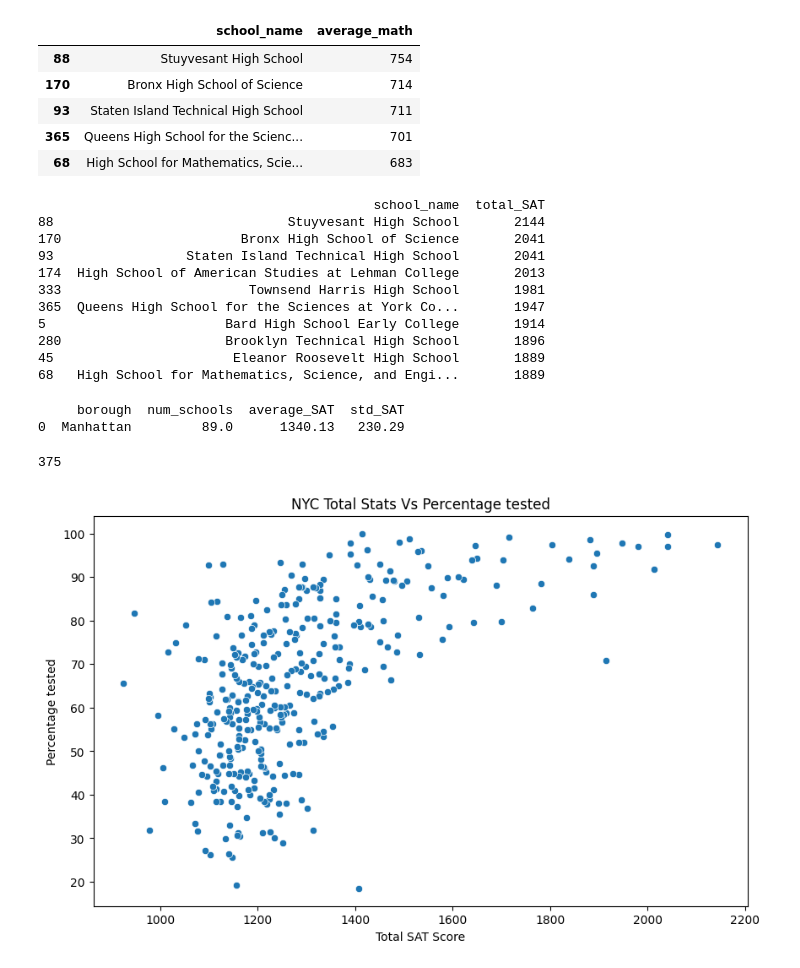
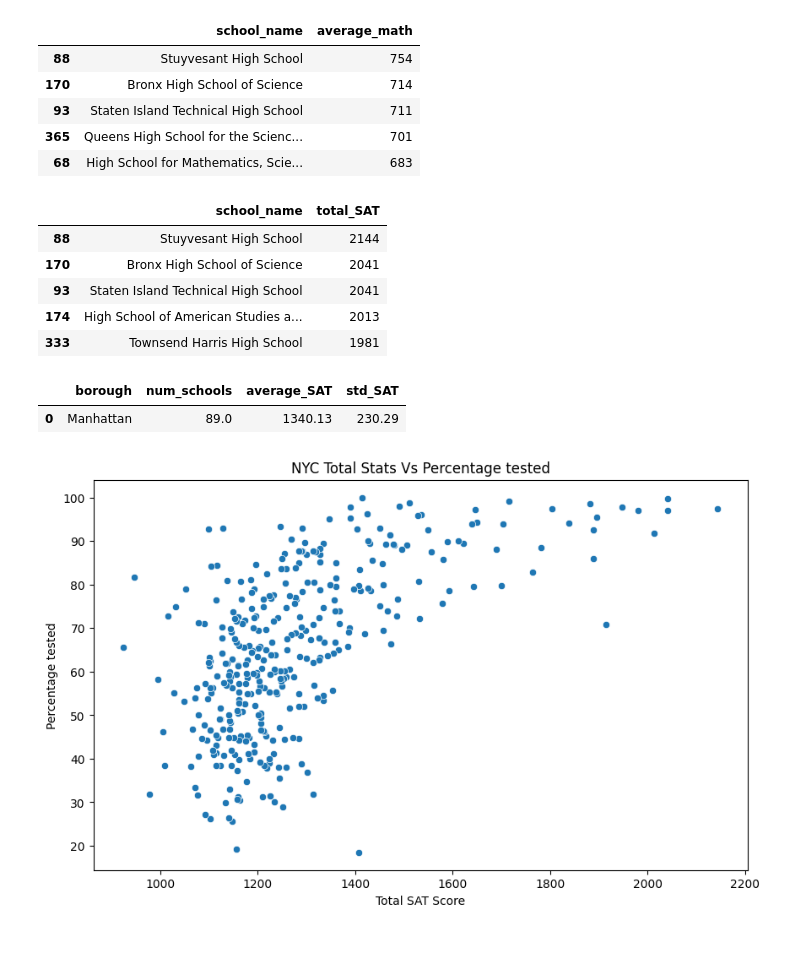
Before and after one commit to Mcelekwachi/Project-Exploring-NYC-Public-School, a Jupyter notebook: Simple_SAT_scores_regression.ipynb, the cells around one changed output. Saved outputs shown, nothing was run; the diff lists cells and outputs as text; code cells hidden in the pictures.

```diff
--- a/Simple_SAT_scores_regression.ipynb
+++ b/Simple_SAT_scores_regression.ipynb
@@ -18,7 +17,7 @@ from sklearn.preprocessing import StandardScaler
 
 
 # Read in the data
-schools = pd.read_csv("/schools.csv")
+schools = pd.read_csv("schools.csv")
 
 # Preview the data
 schools.head()
@@ -48,25 +47,20 @@ best_math_schools.head()
 # %%
 # Top 10 performing schools based on the combined SAT scores?
 # Add the necessary columns to arrive at the total sum
 schools["total_SAT"] = schools["average_math"] + schools["average_reading"
                     ] + schools["average_writing"]
 schools = schools.sort_values( "total_SAT", ascending=False)
 # Select and store the required colums
 top_10_schools = schools[["school_name", "total_SAT"]]
 top_10_schools = top_10_schools.head(10)
-print(top_10_schools)
+top_10_schools.head()
 # %% [output]
-                                           school_name  total_SAT
-88                              Stuyvesant High School       2144
-170                       Bronx High School of Science       2041
-93                 Staten Island Technical High School       2041
-174  High School of American Studies at Lehman College       2013
-333                        Townsend Harris High School       1981
-365  Queens High School for the Sciences at York Co...       1947
-5                       Bard High School Early College       1914
-280                     Brooklyn Technical High School       1896
-45                       Eleanor Roosevelt High School       1889
-68   High School for Mathematics, Science, and Engi...       1889
+|  | school_name | total_SAT |
+| 88 | Stuyvesant High School | 2144 |
+| 170 | Bronx High School of Science | 2041 |
+| 93 | Staten Island Technical High School | 2041 |
+| 174 | High School of American Studies a... | 2013 |
+| 333 | Townsend Harris High School | 1981 |
 # %%
 borough = schools.groupby("borough")["total_SAT"].agg(["min",
                 "max", "mean", "median", "count", "std"])
@@ -85,15 +79,10 @@ largest_std_dev = pd.DataFrame({
 
 # Display the DataFrame
 largest_std_dev = round(largest_std_dev, 2)
-print(largest_std_dev)
+largest_std_dev.head()
 # %% [output]
-     borough  num_schools  average_SAT  std_SAT
-0  Manhattan         89.0      1340.13   230.29
+|  | borough | num_schools | average_SAT | std_SAT |
+| 0 | Manhattan | 89.0 | 1340.13 | 230.29 |
-# %%
-result = len(schools["school_name"])
-print(result)
-# %% [output]
-375
 # %%
 plt.figure(figsize=(10, 6))
 sns.scatterplot(x="total_SAT", y = "percent_tested", data =schools)
```
Also changed, not shown: parts of 3 cells of this notebook.
